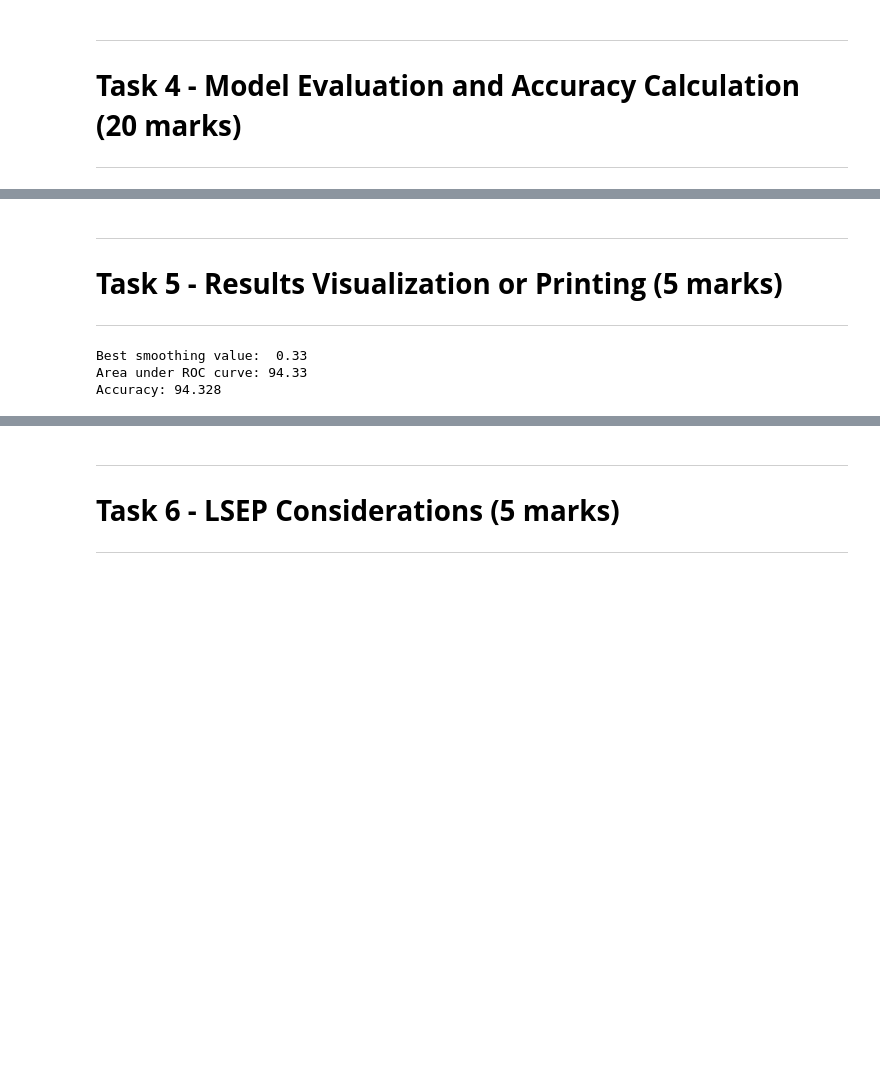
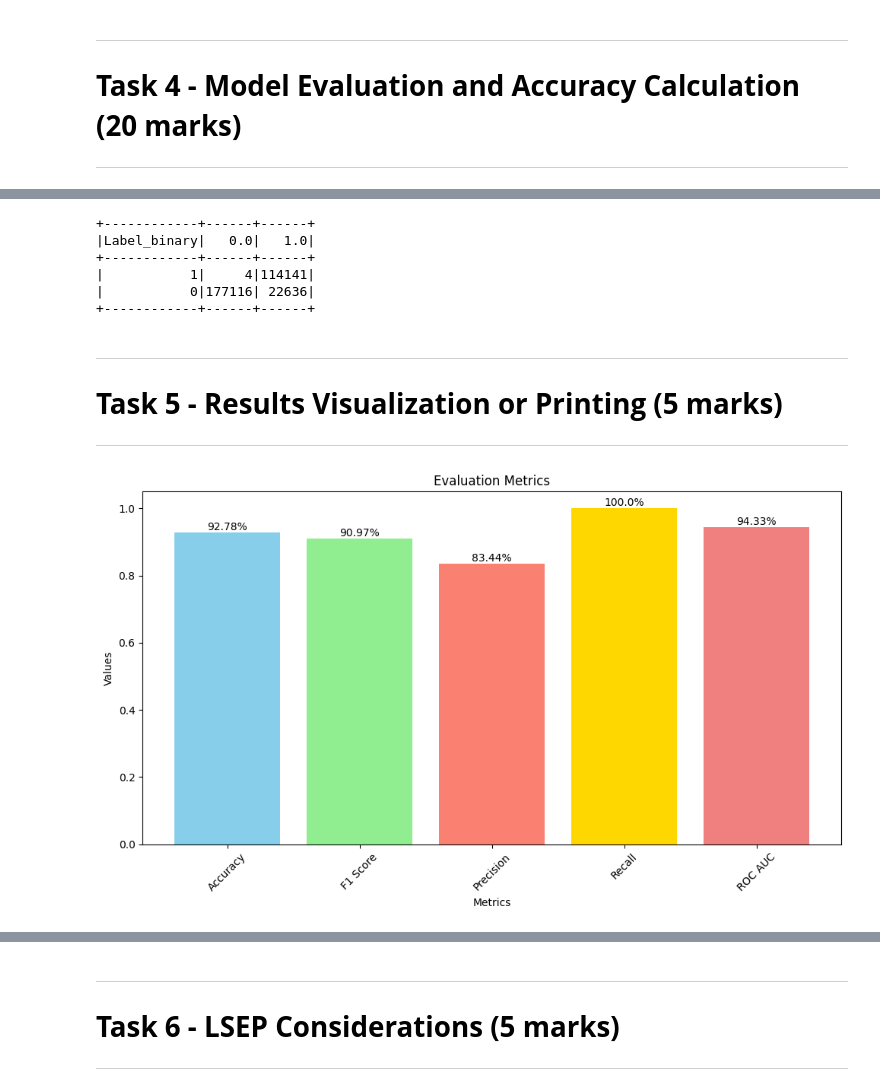
Before and after one commit to Mr-Mens/Big-Data-Course-Work, a Jupyter notebook: Group_ID_13_CRWK_CN7030.ipynb, the cells around one changed output, grey strips where cells are left out. Saved outputs shown, nothing was run; the diff lists cells and outputs as text; code cells hidden in the pictures; blank space fills up the shorter version.

Commit message:
Results Visualization Completed

```diff
--- a/Group_ID_13_CRWK_CN7030.ipynb
+++ b/Group_ID_13_CRWK_CN7030.ipynb
@@ -432,8 +430,10 @@ for column in df.columns:
 # %%
+# 2nd student name: Mohamed Jareer Mohamed Zeenam
+
 from pyspark.ml.classification import NaiveBayes
 
 # Initialize Naive Bayes model
-nb = NaiveBayes(featuresCol='scaledFeatures', labelCol='Label_binary', smoothing=1.0)
+nb = NaiveBayes(featuresCol='scaledFeatures', labelCol='Label_binary', smoothing=0.5)
 
 # Fit the model to the training data
 nb_model = nb.fit(train_data)
@@ -523,3 +596,16 @@ for smoothing in random.sample([0.1, 0.15, 0.2, 0.27, 0.3, 0.33, 0.4, 0.48, 0.5,
+# %%
+# 2nd student name: Mohamed Jareer Mohamed Zeenam
+
+#  Check the Missclassification rate
+confusion_matrix = cm.groupBy('Label_binary').pivot('prediction').sum('count').na.fill(0)
+confusion_matrix.show()
+# %% [output]
++------------+------+------+
+|Label_binary|   0.0|   1.0|
++------------+------+------+
+|           1|     4|114141|
+|           0|177116| 22636|
++------------+------+------+
 # %% [markdown]
 ---
 # **Task 5 - Results Visualization or Printing (5 marks)**
@@ -527,15 +613,35 @@ for smoothing in random.sample([0.1, 0.15, 0.2, 0.27, 0.3, 0.33, 0.4, 0.48, 0.5,
 # %%
 ##1st student name: Philip Acquaye-Mensah
 # add the code here
-# %%
-##2nd student name: Mohamed Jareer MOHAMED  ZEENAM
-# add the code here
-
-# Print the results
-print("Best smoothing value: ", best_params)
-print("Area under ROC curve:", round(best_auc_roc, 5) * 100)
-print("Accuracy:", round(accuracy, 5) * 100)
-# %% [output]
-Best smoothing value:  0.33
-Area under ROC curve: 94.33
-Accuracy: 94.328
+# %%
+# 2nd student name: Mohamed Jareer Mohamed Zeenam
+
+import matplotlib.pyplot as plt
+
+# Define evaluation metrics and values
+metrics = ['Accuracy', 'F1 Score', 'Precision', 'Recall', 'ROC AUC']
+values = [acc, f1, precision, recall, auc]
+
+# Define colors for the bars
+colors = ['skyblue', 'lightgreen', 'salmon', 'gold', 'lightcoral']
+
+# Create a bar plot with custom styling
+plt.figure(figsize=(10, 6))
+bars = plt.bar(metrics, values, color=colors)
+
+# Add labels and title
+plt.title('Evaluation Metrics')
+plt.xlabel('Metrics')
+plt.ylabel('Values')
+
+# Add text labels on top of the bars
+for bar, value in zip(bars, values):
+    plt.text(bar.get_x() + bar.get_width() / 2, bar.get_height(),  f'{round(value * 100, 2)}%',
+             ha='center', va='bottom')
+
+# Show plot
+plt.xticks(rotation=45)
+plt.tight_layout()
+plt.show()
+# %% [output]
+[figure, added]
```
Also changed, not shown: parts of 16 cells of this notebook.
